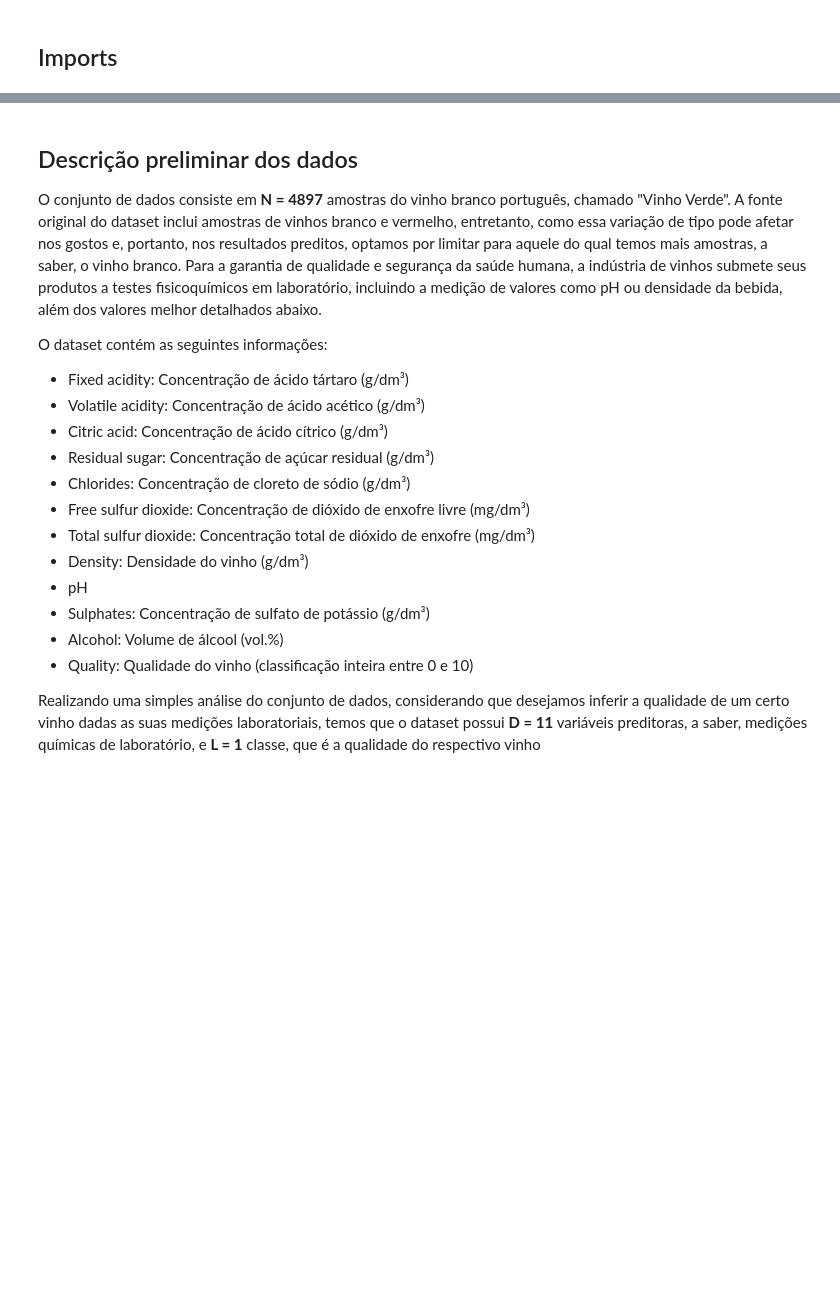
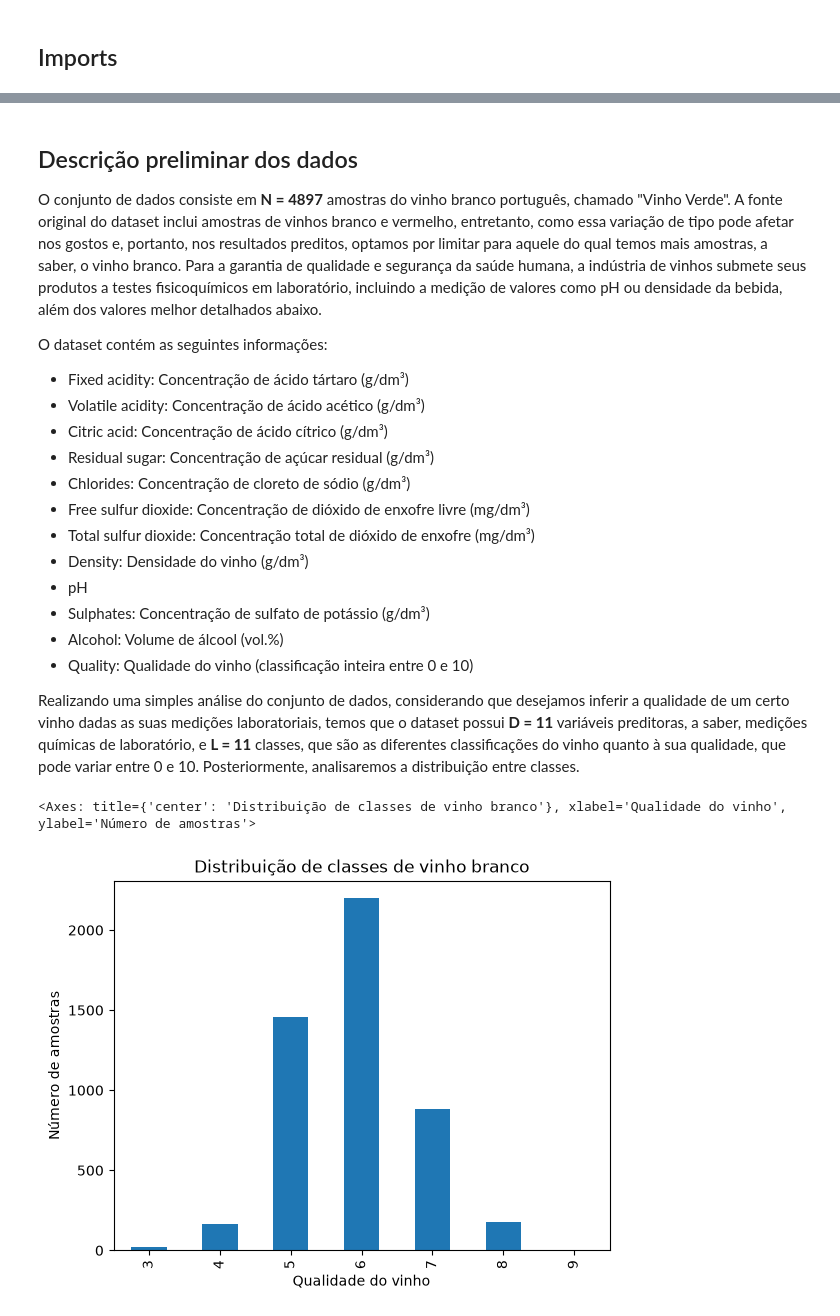
Before and after one commit to leodayvison/aci-homeworks, a Jupyter notebook: hw1/eda.ipynb, the cells around one changed output, grey strips where cells are left out. Saved outputs shown, nothing was run; the diff lists cells and outputs as text; code cells hidden in the pictures; blank space fills up the shorter version.

Commit message:
added histograms

```diff
--- a/hw1/eda.ipynb
+++ b/hw1/eda.ipynb
@@ -6,3 +7,5 @@ import pandas as pd
 # %%
 wine_data = pd.read_csv('../winequality-white.csv', sep=';')
+wine_feat = wine_data.iloc[:, :-1]
+wine_target = wine_data.iloc[:, -1]
 # %%
@@ -39,4 +42,4 @@ O dataset contém as seguintes informações:
 -  Alcohol: Volume de álcool (vol.%)
 -  Quality: Qualidade do vinho (classificação inteira entre 0 e 10)
 
-Realizando uma simples análise do conjunto de dados, considerando que desejamos inferir a qualidade de um certo vinho dadas as suas medições laboratoriais, temos que o dataset possui **D = 11** variáveis preditoras, a saber, medições químicas de laboratório, e **L = 1** classe, que é a qualidade do respectivo vinho
+Realizando uma simples análise do conjunto de dados, considerando que desejamos inferir a qualidade de um certo vinho dadas as suas medições laboratoriais, temos que o dataset possui **D = 11** variáveis preditoras, a saber, medições químicas de laboratório, e **L = 11** classes, que são as diferentes classificações do vinho quanto à sua qualidade, que pode variar entre 0 e 10. Posteriormente, analisaremos a distribuição entre classes.
@@ -42,0 +50,8 @@ Realizando uma simples análise do conjunto de dados, considerando que desejamos
+# %%
+class_distrib = wine_target.value_counts()
+class_distrib
+class_distrib.sort_index(inplace=True)
+class_distrib.plot(kind='bar', title='Distribuição de classes de vinho branco', xlabel='Qualidade do vinho', ylabel='Número de amostras')
+# %% [output]
+<Axes: title={'center': 'Distribuição de classes de vinho branco'}, xlabel='Qualidade do vinho', ylabel='Número de amostras'>
+[figure, added]
```
Also changed, not shown: parts of 6 cells of this notebook.
